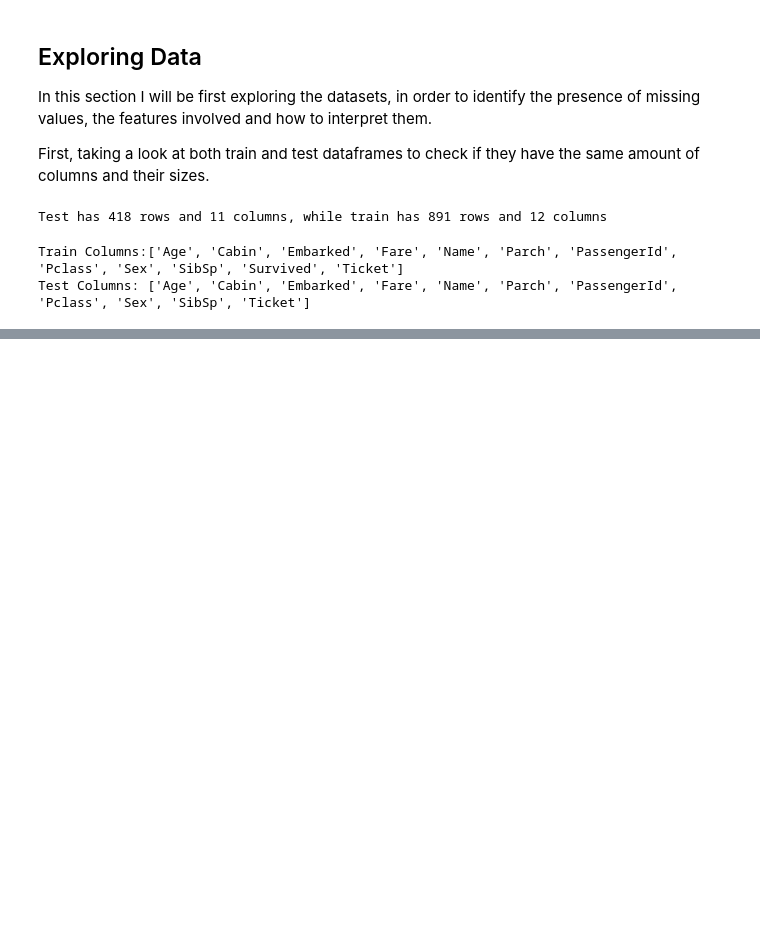
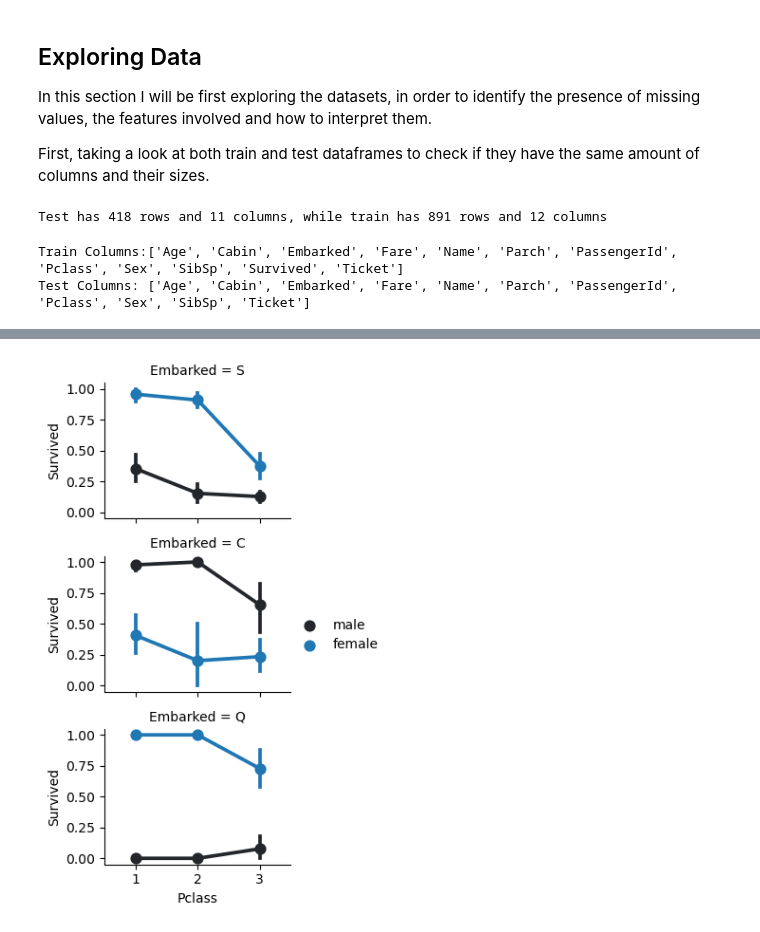
Before and after one commit to henriqueetges/TitanicPrediction, a Jupyter notebook: Notebook.ipynb, the cells around one changed output, grey strips where cells are left out. Drawn from its saved outputs; the diff is of its cells as text; code cells hidden in the pictures; blank space fills up the shorter version.

```diff
--- a/Notebook.ipynb
+++ b/Notebook.ipynb
@@ -58,0 +120,8 @@ NameError: name 'DataFrame' is not defined
+# %%
+warnings.filterwarnings('ignore')
+g = sns.FacetGrid(train_df, row='Embarked', height=2, aspect=1.5)
+g.map(sns.pointplot, 'Pclass', 'Survived','Sex', estimator=np.mean)
+g.add_legend()
+plt.show()
+# %% [output]
+[figure, added]
```
Also changed, not shown: parts of 12 cells of this notebook.
